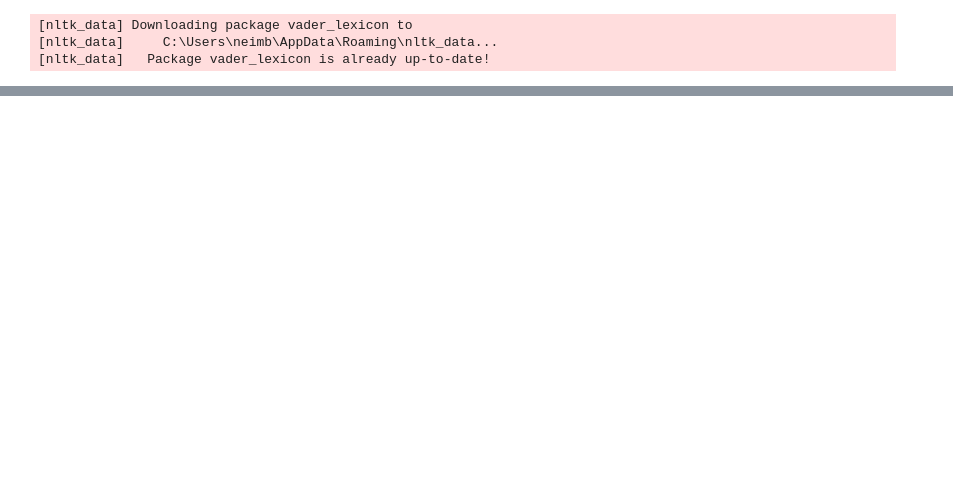
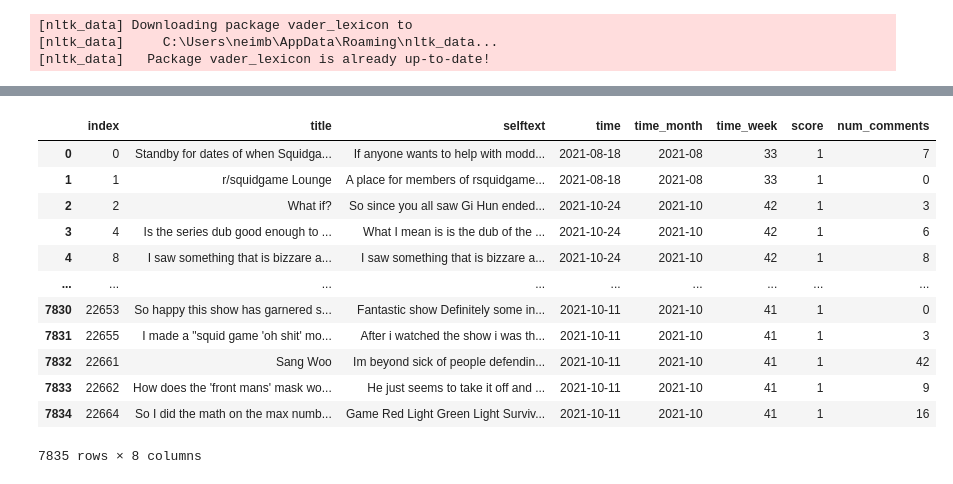
Before and after one commit to 1epss/K-DRAMA-Project, a Jupyter notebook: reddit_project.ipynb, the cells around one changed output, grey strips where cells are left out. Saved outputs shown, nothing was run; the diff lists cells and outputs as text; code cells hidden in the pictures; blank space fills up the shorter version.

```diff
--- a/reddit_project.ipynb
+++ b/reddit_project.ipynb
@@ -410,0 +606,3 @@ plt.show()
+# %%
+dr1 = Squidgame_sub[Squidgame_sub['selftext'].str.contains('empty')].index
+Squidgame_sub.drop(dr1, inplace=True)
@@ -410,0 +614,4 @@ plt.show()
+# %%
+dr2 = Squidgame_sub[Squidgame_sub['selftext'].str.contains('removed')].index
+Squidgame_sub.drop(dr2, inplace=True)
+Squidgame_sub
@@ -410,0 +632,10 @@ plt.show()
+# %%
+Squidgame_sub = Squidgame_sub.reset_index()
+# %%
+result = []
+special = re.compile(r'[^ A-Za-z+]')
+for i in Squidgame_sub['selftext'].values:
+    result.append(special.sub('',i))
+
+array = np.array(result)
+Squidgame_sub['selftext'] = array
@@ -410,0 +671,16 @@ plt.show()
+# %%
+Squidgame_sub
+# %% [output]
+|  | index | title | selftext | time | time_month | time_week | score | num_comments |
+| 0 | 0 | Standby for dates of when Squidga... | If anyone wants to help with modd... | 2021-08-18 | 2021-08 | 33 | 1 | 7 |
+| 1 | 1 | r/squidgame Lounge | A place for members of rsquidgame... | 2021-08-18 | 2021-08 | 33 | 1 | 0 |
+| 2 | 2 | What if? | So since you all saw Gi Hun ended... | 2021-10-24 | 2021-10 | 42 | 1 | 3 |
+| 3 | 4 | Is the series dub good enough to ... | What I mean is is the dub of the ... | 2021-10-24 | 2021-10 | 42 | 1 | 6 |
+| 4 | 8 | I saw something that is bizzare a... | I saw something that is bizzare a... | 2021-10-24 | 2021-10 | 42 | 1 | 8 |
+| ... | ... | ... | ... | ... | ... | ... | ... | ... |
+| 7830 | 22653 | So happy this show has garnered s... | Fantastic show Definitely some in... | 2021-10-11 | 2021-10 | 41 | 1 | 0 |
+| 7831 | 22655 | I made a "squid game 'oh shit' mo... | After i watched the show i was th... | 2021-10-11 | 2021-10 | 41 | 1 | 3 |
+| 7832 | 22661 | Sang Woo | Im beyond sick of people defendin... | 2021-10-11 | 2021-10 | 41 | 1 | 42 |
+| 7833 | 22662 | How does the 'front mans' mask wo... | He just seems to take it off and ... | 2021-10-11 | 2021-10 | 41 | 1 | 9 |
+| 7834 | 22664 | So I did the math on the max numb... | Game Red Light Green Light Surviv... | 2021-10-11 | 2021-10 | 41 | 1 | 16 |
+7835 rows × 8 columns
```
Also changed, not shown: parts of 29 cells of this notebook.
